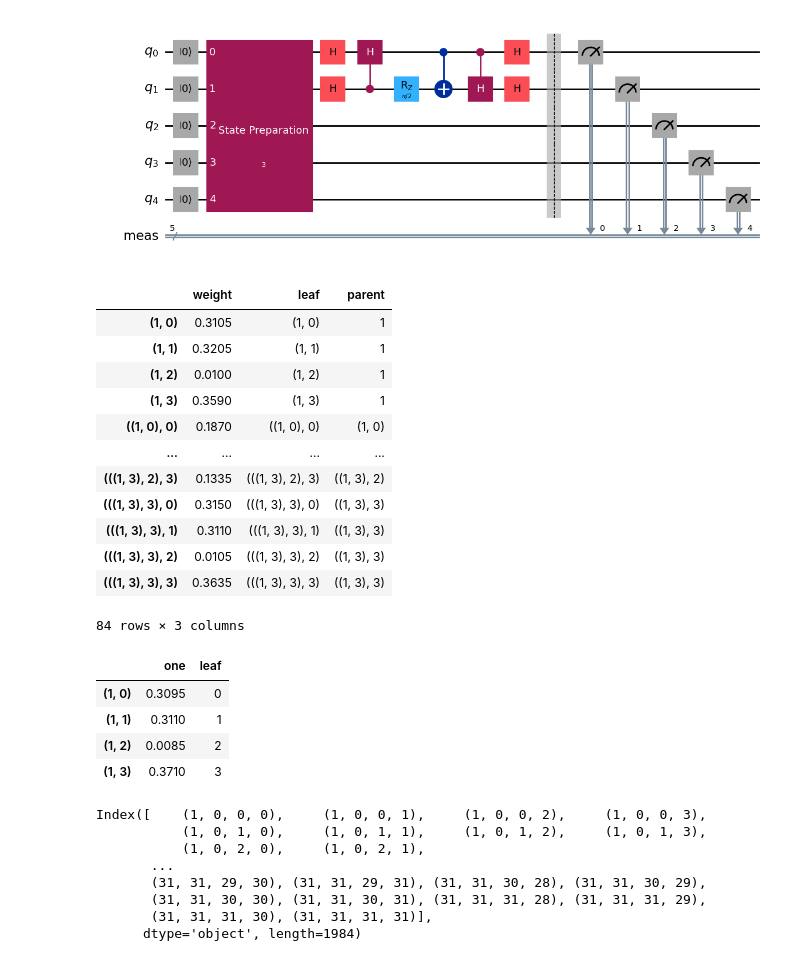
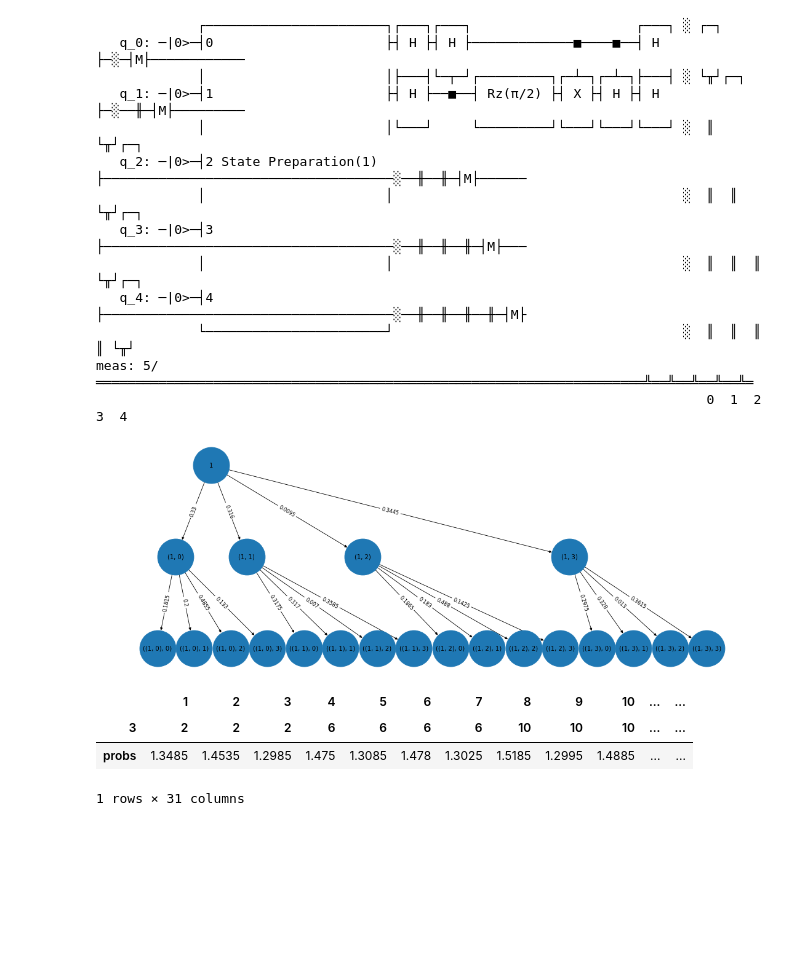
Before and after one commit to Using-Namespace-System/QOSF, a Jupyter notebook: Hybrid_Quantum_Feedforward.ipynb, the cells around one changed output. Cells and saved outputs as stored; diff of their text form; code cells hidden in the pictures; blank space fills up the shorter version.

Commit message:
added network visual

```diff
--- a/Hybrid_Quantum_Feedforward.ipynb
+++ b/Hybrid_Quantum_Feedforward.ipynb
@@ -4,6 +4,9 @@ from qiskit import QuantumRegister, ClassicalRegister, QuantumCircuit
 import numpy as np
 from qiskit.primitives import Sampler
 import pandas as pd
+import networkx as nx
+#import pygraphviz
+import matplotlib.pyplot as plt
 
 size = 5
 
@@ -32,9 +35,21 @@ for test in tests:
     circuit_sampler.measure_all()
     circuit_list += [circuit_sampler]
 
-display(circuit_list[0].decompose().draw())
+display(circuit_list[0].decompose().draw(fold=100))
 # %% [output]
-[figure, removed]
+             ┌───────────────────────┐┌───┐┌───┐                     ┌───┐ ░ ┌─┐
+   q_0: ─|0>─┤0                      ├┤ H ├┤ H ├─────────────■────■──┤ H ├─░─┤M├────────────
+             │                       │├───┤└─┬─┘┌─────────┐┌─┴─┐┌─┴─┐├───┤ ░ └╥┘┌─┐
+   q_1: ─|0>─┤1                      ├┤ H ├──■──┤ Rz(π/2) ├┤ X ├┤ H ├┤ H ├─░──╫─┤M├─────────
+             │                       │└───┘     └─────────┘└───┘└───┘└───┘ ░  ║ └╥┘┌─┐
+   q_2: ─|0>─┤2 State Preparation(1) ├─────────────────────────────────────░──╫──╫─┤M├──────
+             │                       │                                     ░  ║  ║ └╥┘┌─┐
+   q_3: ─|0>─┤3                      ├─────────────────────────────────────░──╫──╫──╫─┤M├───
+             │                       │                                     ░  ║  ║  ║ └╥┘┌─┐
+   q_4: ─|0>─┤4                      ├─────────────────────────────────────░──╫──╫──╫──╫─┤M├
+             └───────────────────────┘                                     ░  ║  ║  ║  ║ └╥┘
+meas: 5/══════════════════════════════════════════════════════════════════════╩══╩══╩══╩══╩═
+                                                                              0  1  2  3  4
 # %%
 
 sampler = Sampler()
@@ -55,7 +70,7 @@ tree.index = tree.index.to_flat_index()
 dft = tree[["weight","leaf"]]
 
 
-for i in range(2,4):
+for i in range(2,3):
     dft = dft[["weight","leaf"]]
     tree_list = []
 
@@ -82,21 +97,19 @@ tree["leaf"] = tree.index.values
 
 tree["parent"] = pd.Series(list(zip(*tree.leaf))[0]).values
 
-tree
+
+tree_graph = nx.from_pandas_edgelist(tree, source='parent', target='leaf',edge_attr=["weight"],  create_using=nx.DiGraph)
+
+
+fig = plt.figure(1, figsize=(18, 6), dpi=60)
+tree_layout_graph = nx.nx_agraph.graphviz_layout(tree_graph, prog="dot")
+
+labels = {e: tree_graph.get_edge_data(e[0], e[1])["weight"] for e in tree_graph.edges()}
+nx.draw(tree_graph,tree_layout_graph, with_labels = True, node_size=5000)
+nx.draw_networkx_edge_labels(tree_graph, pos=tree_layout_graph, edge_labels=labels)
+plt.show()
 # %% [output]
-|  | weight | leaf | parent |
-| (1, 0) | 0.3105 | (1, 0) | 1 |
-| (1, 1) | 0.3205 | (1, 1) | 1 |
-| (1, 2) | 0.0100 | (1, 2) | 1 |
-| (1, 3) | 0.3590 | (1, 3) | 1 |
-| ((1, 0), 0) | 0.1870 | ((1, 0), 0) | (1, 0) |
-| ... | ... | ... | ... |
-| (((1, 3), 2), 3) | 0.1335 | (((1, 3), 2), 3) | ((1, 3), 2) |
-| (((1, 3), 3), 0) | 0.3150 | (((1, 3), 3), 0) | ((1, 3), 3) |
-| (((1, 3), 3), 1) | 0.3110 | (((1, 3), 3), 1) | ((1, 3), 3) |
-| (((1, 3), 3), 2) | 0.0105 | (((1, 3), 3), 2) | ((1, 3), 3) |
-| (((1, 3), 3), 3) | 0.3635 | (((1, 3), 3), 3) | ((1, 3), 3) |
-84 rows × 3 columns
+[figure, added]
 # %%
 
 
@@ -114,44 +127,37 @@ job_two = sampler.run(circuit_list_two,shots = 2000).result()
 df["two"] = pd.DataFrame(list(enumerate(job_two.quasi_dists,1)))[1].values
 
 #display(df)
 
 dft = df["two"].apply(dict.items).explode().apply(pd.Series).rename(columns={0: 2, 1: "two"})
 df = df["one"].to_frame().join(dft)
 df[2] = df[2].astype(int)
 df.set_index(2, append=True, inplace=True)
 
 circuit_list_three = []
 
 for test in list(df.index.get_level_values(2)):
     circuit_sampler = QuantumCircuit(qreg_q)
     circuit_sampler.initialize(test)
     circuit_sampler.append(circuit.to_instruction(),[0,1,2,3,4])
     circuit_sampler.measure_all()
     circuit_list_three += [circuit_sampler]
 
 job_three = sampler.run(circuit_list_three,shots = 2000).result()
 
 df["three"] = pd.DataFrame(list(enumerate(job_three.quasi_dists,1)))[1].values
 
 #display(df)
 
 dft = df["three"].apply(dict.items).explode().apply(pd.Series).rename(columns={0: 3, 1: "three"})
 df = df[["one","two"]].join(dft)
 df[3] = df[3].astype(int)
 df.set_index(3, append=True, inplace=True)
 
-df.index.to_flat_index()
+df["probs"] = (df["one"]) + (df["two"]) + (df["three"])
+
+df.groupby(level=[0])["probs"].nlargest(1).droplevel([0,1,2]).to_frame().T
 # %% [output]
-|  | one | leaf |
-| (1, 0) | 0.3095 | 0 |
-| (1, 1) | 0.3110 | 1 |
-| (1, 2) | 0.0085 | 2 |
-| (1, 3) | 0.3710 | 3 |
+|  | 1 | 2 | 3 | 4 | 5 | 6 | 7 | 8 | 9 | 10 | ... | ... |
+| 3 | 2 | 2 | 2 | 6 | 6 | 6 | 6 | 10 | 10 | 10 | ... | ... |
+| probs | 1.3485 | 1.4535 | 1.2985 | 1.475 | 1.3085 | 1.478 | 1.3025 | 1.5185 | 1.2995 | 1.4885 | ... | ... |
-Index([    (1, 0, 0, 0),     (1, 0, 0, 1),     (1, 0, 0, 2),     (1, 0, 0, 3),
-           (1, 0, 1, 0),     (1, 0, 1, 1),     (1, 0, 1, 2),     (1, 0, 1, 3),
-           (1, 0, 2, 0),     (1, 0, 2, 1),
-       ...
-       (31, 31, 29, 30), (31, 31, 29, 31), (31, 31, 30, 28), (31, 31, 30, 29),
-       (31, 31, 30, 30), (31, 31, 30, 31), (31, 31, 31, 28), (31, 31, 31, 29),
-       (31, 31, 31, 30), (31, 31, 31, 31)],
-      dtype='object', length=1984)
+1 rows × 31 columns
```
Also changed, not shown: parts of 2 cells of this notebook.
